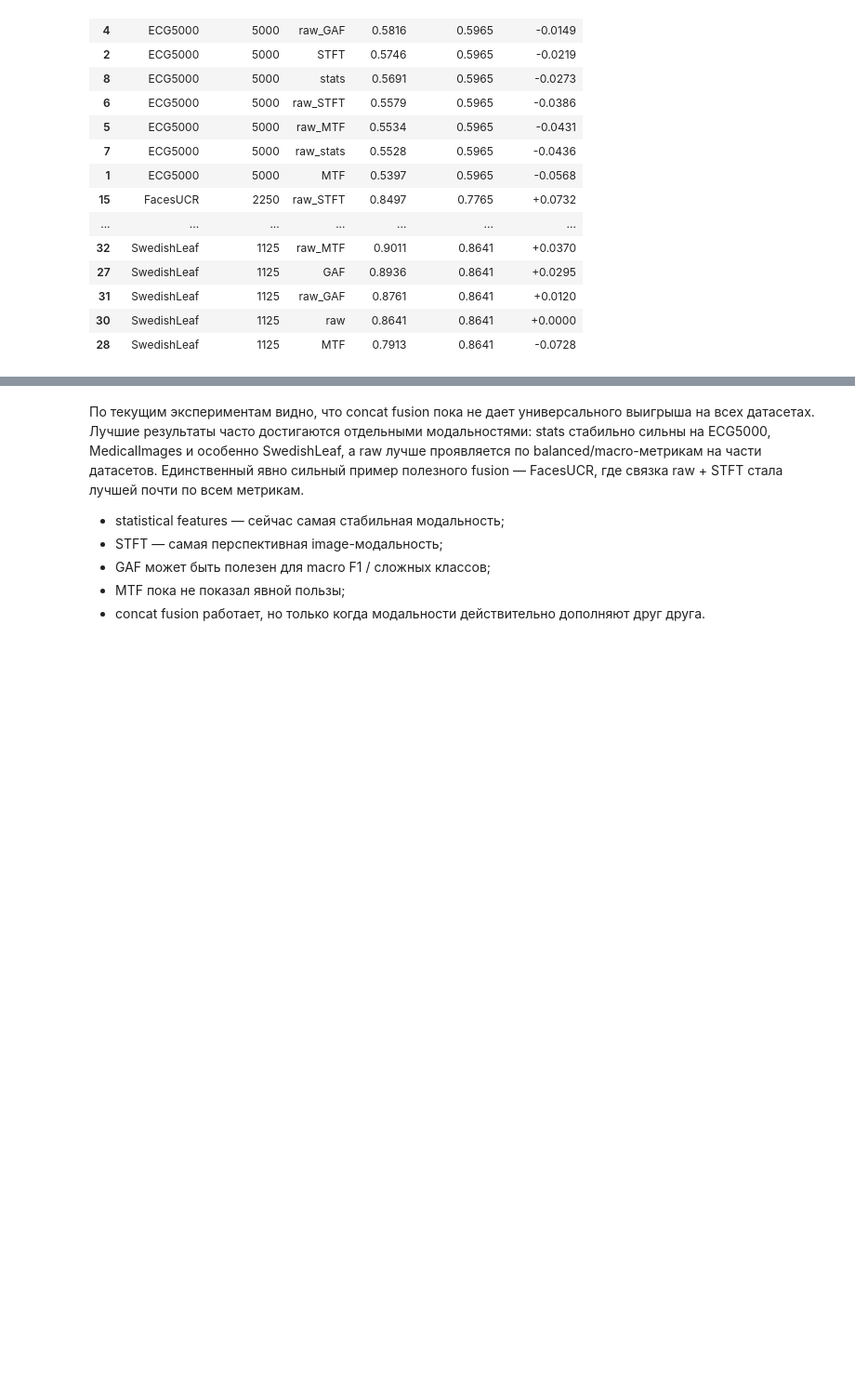
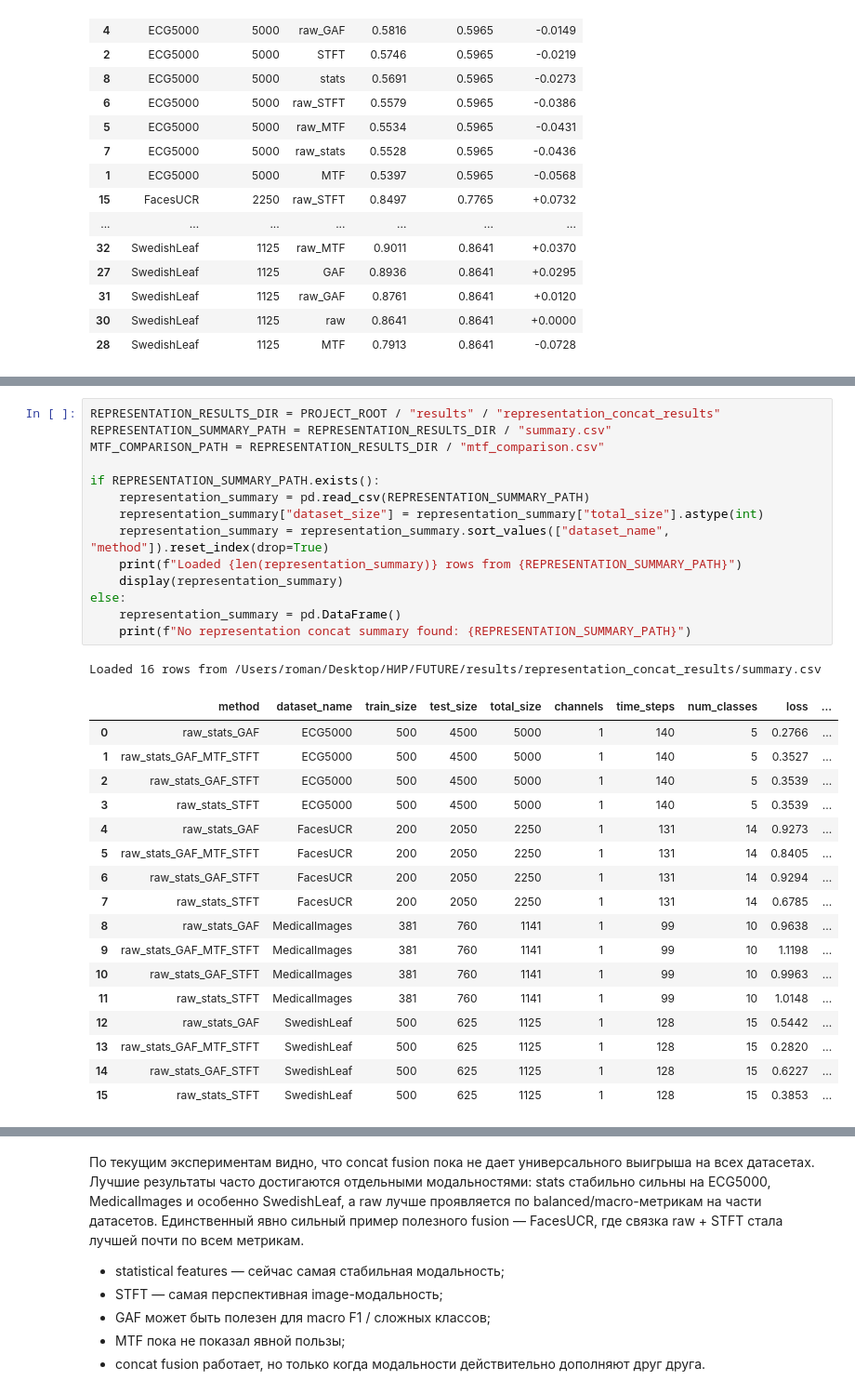
Before and after one commit to Romankkl03/FUTURE, a Jupyter notebook: experiments/analyse_results.ipynb, the cells around one changed output, grey strips where cells are left out. Shown at 93% size. Drawn from its saved outputs; the diff is of its cells as text; blank space fills up the shorter version.

```diff
--- a/experiments/analyse_results.ipynb
+++ b/experiments/analyse_results.ipynb
@@ -282,0 +294,33 @@ Delta in macro_f1 versus raw baseline
+# %%
+REPRESENTATION_RESULTS_DIR = PROJECT_ROOT / "results" / "representation_concat_results"
+REPRESENTATION_SUMMARY_PATH = REPRESENTATION_RESULTS_DIR / "summary.csv"
+MTF_COMPARISON_PATH = REPRESENTATION_RESULTS_DIR / "mtf_comparison.csv"
+
+if REPRESENTATION_SUMMARY_PATH.exists():
+    representation_summary = pd.read_csv(REPRESENTATION_SUMMARY_PATH)
+    representation_summary["dataset_size"] = representation_summary["total_size"].astype(int)
+    representation_summary = representation_summary.sort_values(["dataset_name", "method"]).reset_index(drop=True)
+    print(f"Loaded {len(representation_summary)} rows from {REPRESENTATION_SUMMARY_PATH}")
+    display(representation_summary)
+else:
+    representation_summary = pd.DataFrame()
+    print(f"No representation concat summary found: {REPRESENTATION_SUMMARY_PATH}")
+# %% [output]
+Loaded 16 rows from /Users/roman/Desktop/НИР/FUTURE/results/representation_concat_results/summary.csv
+|  | method | dataset_name | train_size | test_size | total_size | channels | time_steps | num_classes | loss | ... |
+| 0 | raw_stats_GAF | ECG5000 | 500 | 4500 | 5000 | 1 | 140 | 5 | 0.2766 | ... |
+| 1 | raw_stats_GAF_MTF_STFT | ECG5000 | 500 | 4500 | 5000 | 1 | 140 | 5 | 0.3527 | ... |
+| 2 | raw_stats_GAF_STFT | ECG5000 | 500 | 4500 | 5000 | 1 | 140 | 5 | 0.3539 | ... |
+| 3 | raw_stats_STFT | ECG5000 | 500 | 4500 | 5000 | 1 | 140 | 5 | 0.3539 | ... |
+| 4 | raw_stats_GAF | FacesUCR | 200 | 2050 | 2250 | 1 | 131 | 14 | 0.9273 | ... |
+| 5 | raw_stats_GAF_MTF_STFT | FacesUCR | 200 | 2050 | 2250 | 1 | 131 | 14 | 0.8405 | ... |
+| 6 | raw_stats_GAF_STFT | FacesUCR | 200 | 2050 | 2250 | 1 | 131 | 14 | 0.9294 | ... |
+| 7 | raw_stats_STFT | FacesUCR | 200 | 2050 | 2250 | 1 | 131 | 14 | 0.6785 | ... |
+| 8 | raw_stats_GAF | MedicalImages | 381 | 760 | 1141 | 1 | 99 | 10 | 0.9638 | ... |
+| 9 | raw_stats_GAF_MTF_STFT | MedicalImages | 381 | 760 | 1141 | 1 | 99 | 10 | 1.1198 | ... |
+| 10 | raw_stats_GAF_STFT | MedicalImages | 381 | 760 | 1141 | 1 | 99 | 10 | 0.9963 | ... |
+| 11 | raw_stats_STFT | MedicalImages | 381 | 760 | 1141 | 1 | 99 | 10 | 1.0148 | ... |
+| 12 | raw_stats_GAF | SwedishLeaf | 500 | 625 | 1125 | 1 | 128 | 15 | 0.5442 | ... |
+| 13 | raw_stats_GAF_MTF_STFT | SwedishLeaf | 500 | 625 | 1125 | 1 | 128 | 15 | 0.2820 | ... |
+| 14 | raw_stats_GAF_STFT | SwedishLeaf | 500 | 625 | 1125 | 1 | 128 | 15 | 0.6227 | ... |
+| 15 | raw_stats_STFT | SwedishLeaf | 500 | 625 | 1125 | 1 | 128 | 15 | 0.3853 | ... |
```
Also changed, not shown: parts of 6 cells of this notebook, 27 other files.
